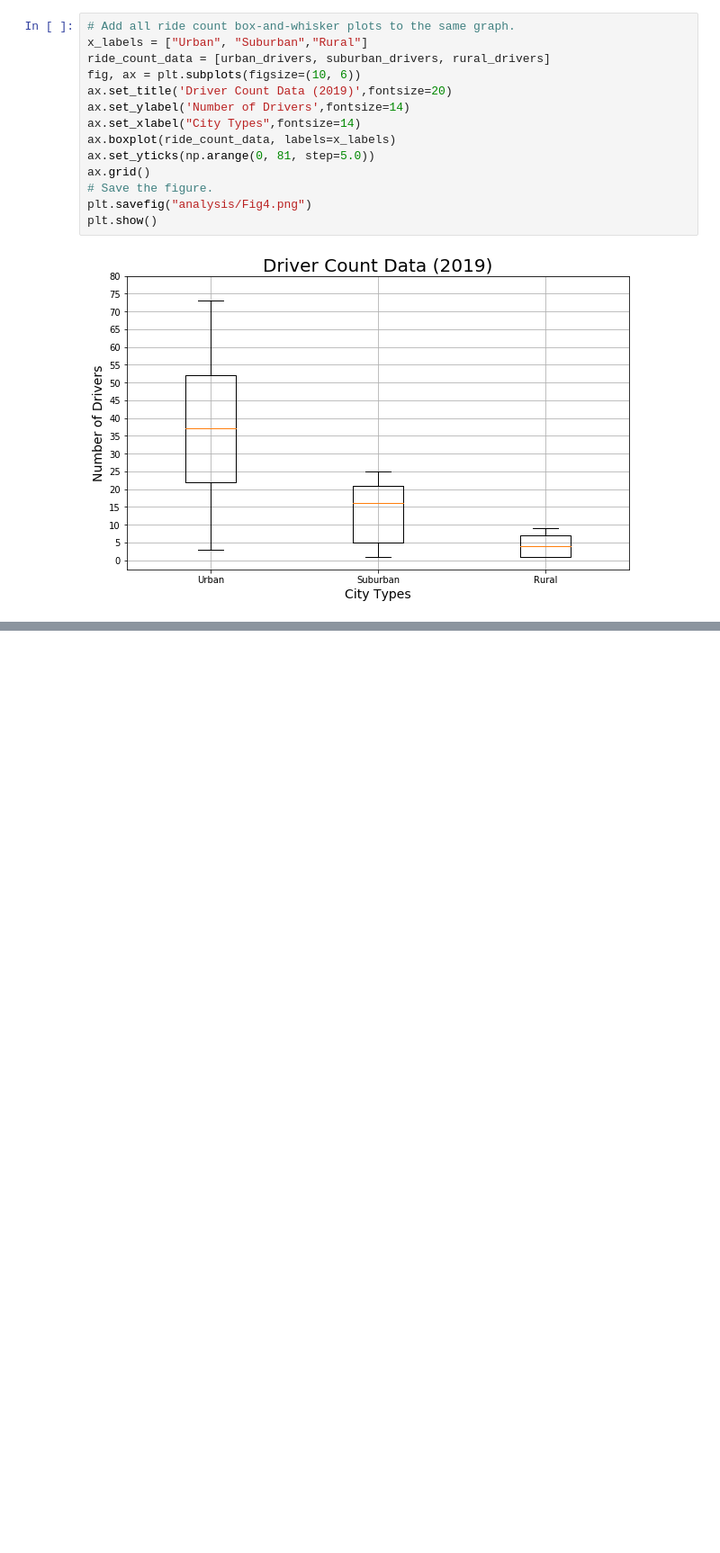
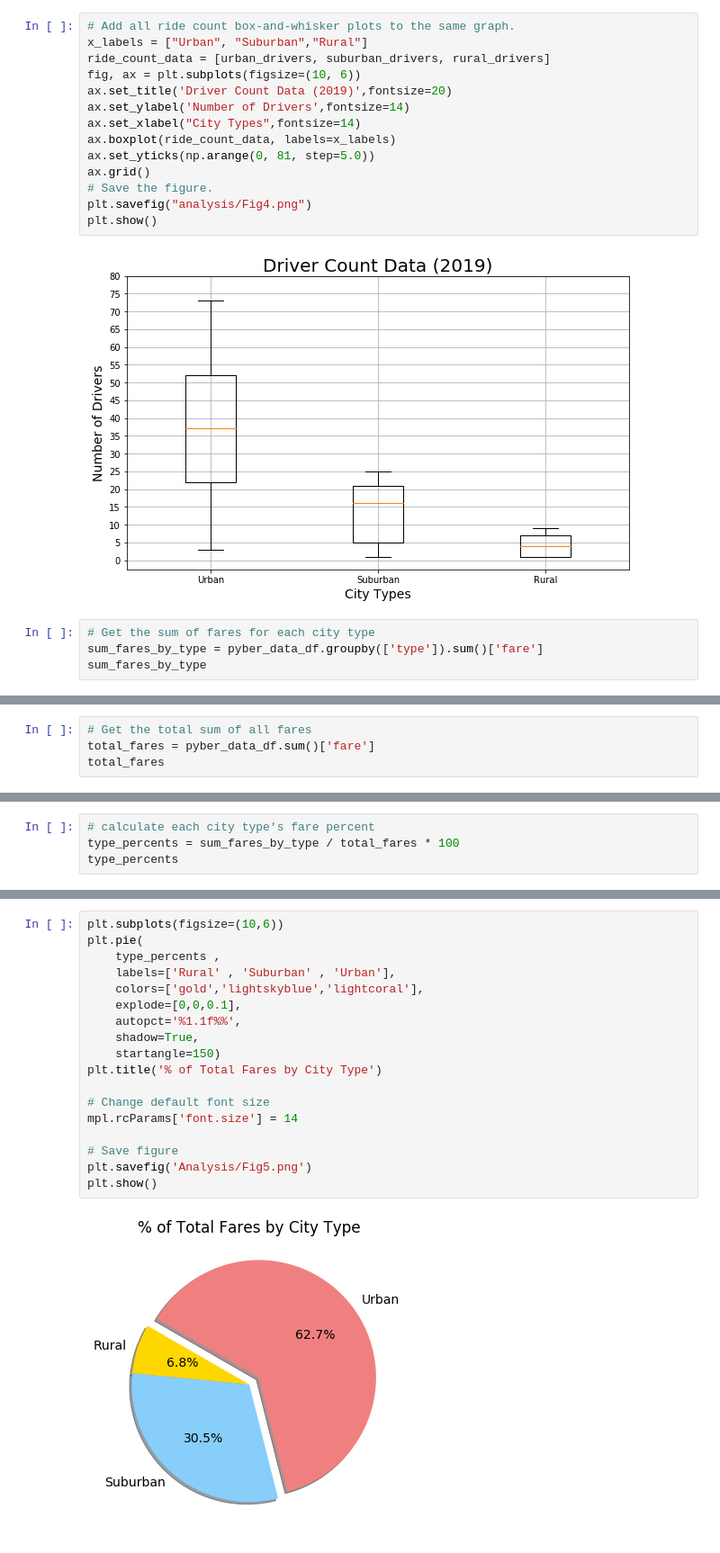
Before and after one commit to tc9993/PyBer-Analysis, a Jupyter notebook: Lessonwork/PyBer.ipynb, the cells around one changed output, grey strips where cells are left out. Shown: that part at 90% size. Drawn from its saved outputs; the diff is of its cells as text; blank space fills up the shorter version.

Commit message:
pie charts for fares

```diff
--- a/Lessonwork/PyBer.ipynb
+++ b/Lessonwork/PyBer.ipynb
@@ -614,3 +615,7 @@ plt.savefig("analysis/Fig4.png")
 plt.show()
 # %% [output]
 [figure]
+# %%
+# Get the sum of fares for each city type
+sum_fares_by_type = pyber_data_df.groupby(['type']).sum()['fare']
+sum_fares_by_type
@@ -616,0 +628,4 @@ plt.show()
+# %%
+# Get the total sum of all fares
+total_fares = pyber_data_df.sum()['fare']
+total_fares
@@ -616,0 +634,4 @@ plt.show()
+# %%
+# calculate each city type's fare percent
+type_percents = sum_fares_by_type / total_fares * 100
+type_percents
@@ -616,0 +654,20 @@ plt.show()
+# %%
+plt.subplots(figsize=(10,6))
+plt.pie(
+    type_percents ,
+    labels=['Rural' , 'Suburban' , 'Urban'],
+    colors=['gold','lightskyblue','lightcoral'],
+    explode=[0,0,0.1],
+    autopct='%1.1f%%',
+    shadow=True,
+    startangle=150)
+plt.title('% of Total Fares by City Type')
+
+# Change default font size
+mpl.rcParams['font.size'] = 14
+
+# Save figure
+plt.savefig('Analysis/Fig5.png')
+plt.show()
+# %% [output]
+[figure, added]
```
Also changed, not shown: parts of 5 cells of this notebook, 1 other file.
